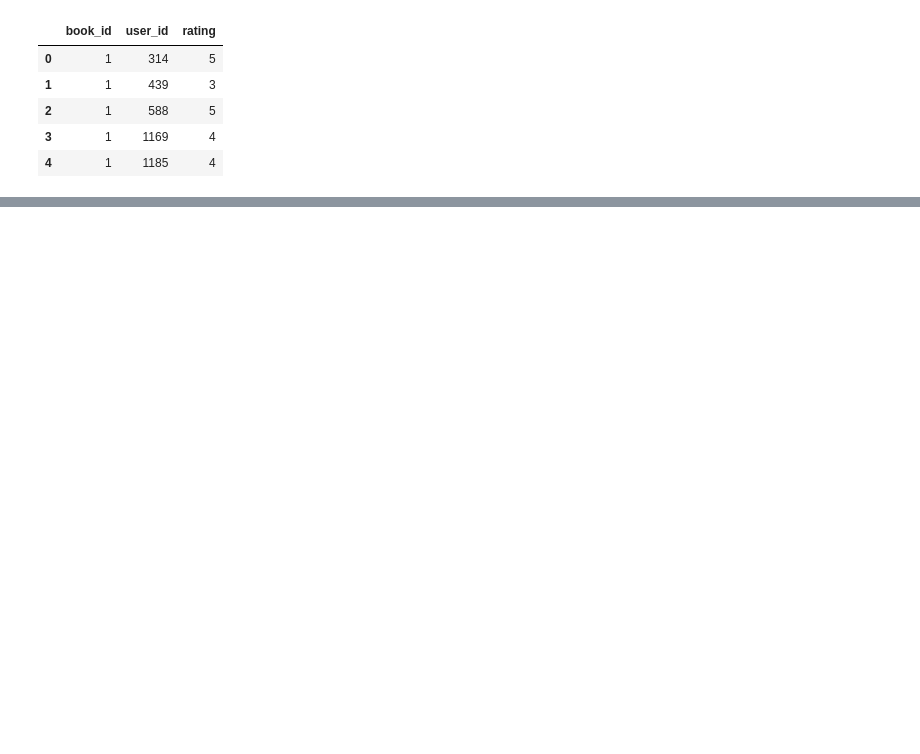
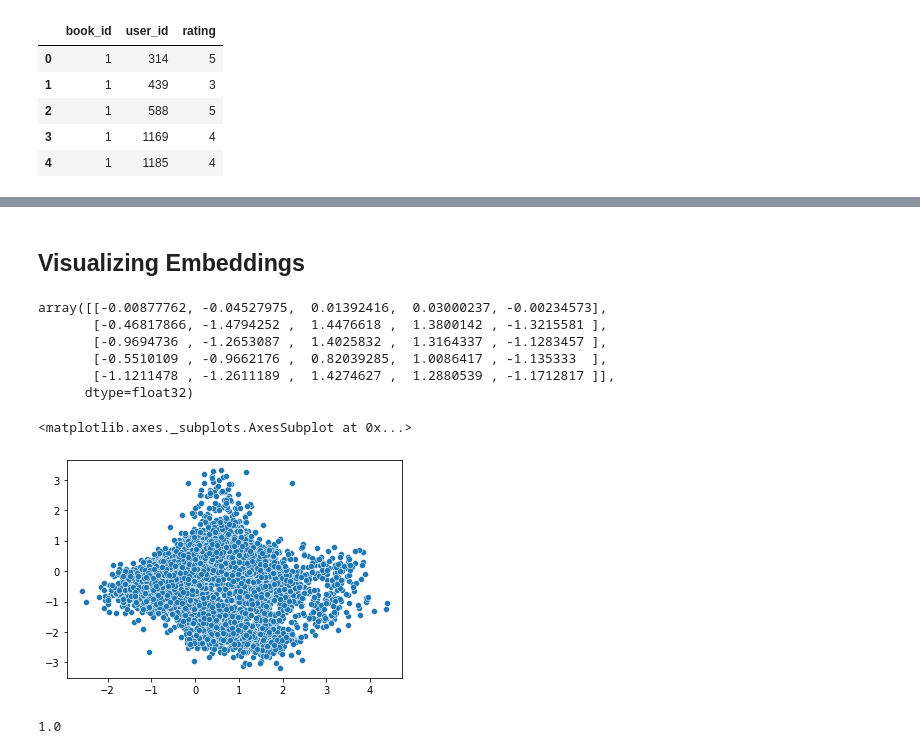
Before and after one commit to danfarh/recommender-system, a Jupyter notebook: recommender_system.ipynb, the cells around one changed output, grey strips where cells are left out. Cells and saved outputs as stored; diff of their text form; code cells hidden in the pictures; blank space fills up the shorter version.

```diff
--- a/recommender_system.ipynb
+++ b/recommender_system.ipynb
@@ -18,0 +110,4 @@ dataset.head()
+# %%
+from keras.models import load_model
+
+model = load_model('regression_model.h5')
@@ -18,0 +221,31 @@ dataset.head()
+# %% [markdown]
+## **Visualizing Embeddings**
+# %%
+# Extract embeddings
+book_em = model.get_layer('Book-Embedding')
+book_em_weights = book_em.get_weights()[0]
+# %%
+book_em_weights[:5]
+# %% [output]
+array([[-0.00877762, -0.04527975,  0.01392416,  0.03000237, -0.00234573],
+       [-0.46817866, -1.4794252 ,  1.4476618 ,  1.3800142 , -1.3215581 ],
+       [-0.9694736 , -1.2653087 ,  1.4025832 ,  1.3164337 , -1.1283457 ],
+       [-0.5510109 , -0.9662176 ,  0.82039285,  1.0086417 , -1.135333  ],
+       [-1.1211478 , -1.2611189 ,  1.4274627 ,  1.2880539 , -1.1712817 ]],
+      dtype=float32)
+# %%
+from sklearn.decomposition import PCA
+import seaborn as sns
+
+pca = PCA(n_components=2)
+pca_result = pca.fit_transform(book_em_weights)
+sns.scatterplot(x=pca_result[:,0], y=pca_result[:,1])
+# %% [output]
+<matplotlib.axes._subplots.AxesSubplot at 0x...>
+[figure, added]
+# %%
+book_em_weights = book_em_weights / np.linalg.norm(book_em_weights, axis = 1).reshape((-1, 1))
+book_em_weights[0][:10]
+np.sum(np.square(book_em_weights[0]))
+# %% [output]
+1.0
```
Also changed, not shown: parts of 40 cells of this notebook, 4 other files.
